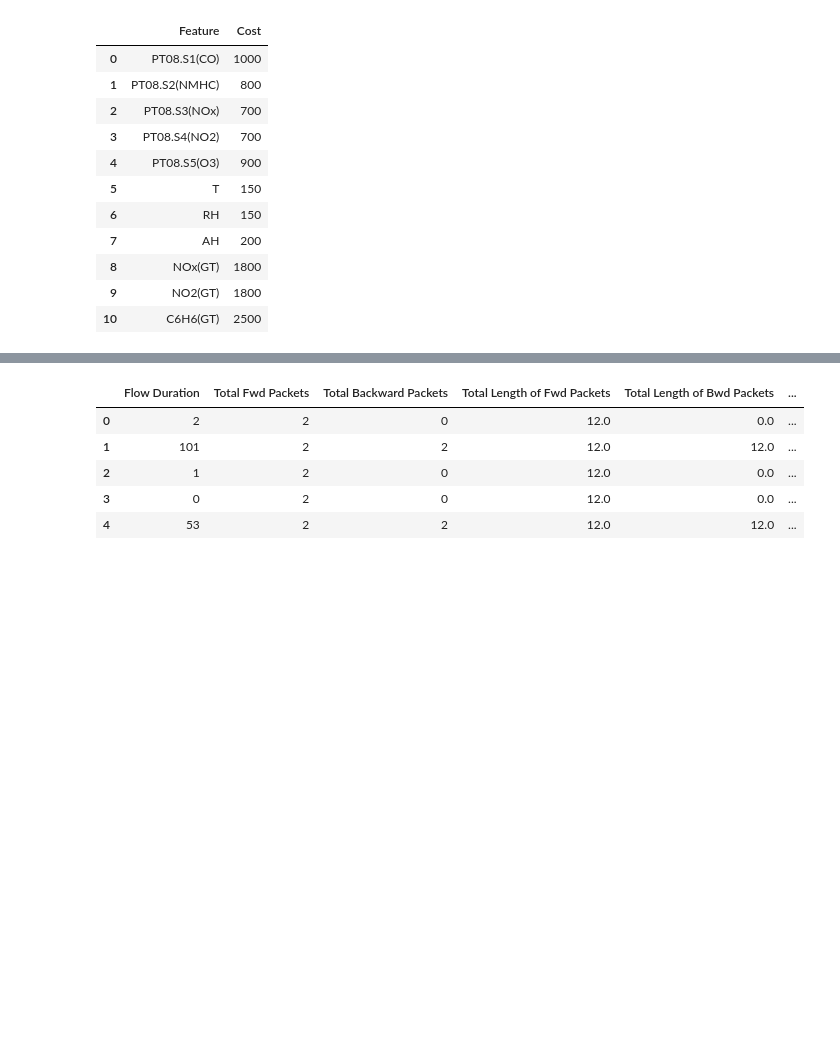
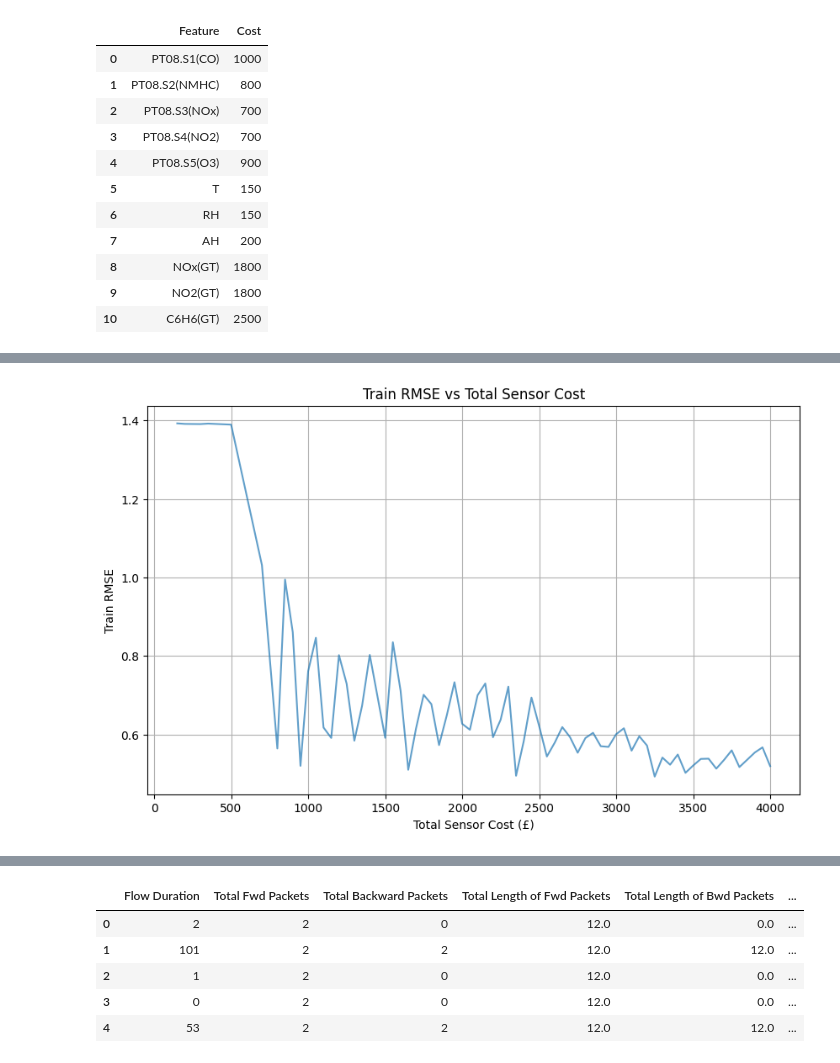
Before and after one commit to axeleth/Assignment, a Jupyter notebook: main.ipynb, the cells around one changed output, grey strips where cells are left out. Saved outputs shown, nothing was run; the diff lists cells and outputs as text; code cells hidden in the pictures; blank space fills up the shorter version.

```diff
--- a/main.ipynb
+++ b/main.ipynb
@@ -971,0 +846,3 @@ array([-1.14338139, -1.16579264, -1.13948038, -1.05319913, -1.15634174])
+# %%
+all_combinations_df_rmse = all_combinations_df.copy()
+sensor_rmse_calculator.add_train_rmse(all_combinations_df_rmse)
@@ -971,0 +874,4 @@ array([-1.14338139, -1.16579264, -1.13948038, -1.05319913, -1.15634174])
+# %%
+# new dataframe that takes the average rmse for each total cost
+all_combinations_df_rmse = all_combinations_df_rmse.sort_values(by='total_cost').reset_index(drop=True)
+average_rmse_df = all_combinations_df_rmse.groupby('total_cost')['train_rmse'].mean().reset_index()
@@ -971,0 +887,11 @@ array([-1.14338139, -1.16579264, -1.13948038, -1.05319913, -1.15634174])
+# %%
+# plot train_rmse over total cost
+plt.figure(figsize=(10, 6))
+plt.plot(average_rmse_df['total_cost'], average_rmse_df['train_rmse'], alpha=0.7)
+plt.title('Train RMSE vs Total Sensor Cost')
+plt.xlabel('Total Sensor Cost (£)')
+plt.ylabel('Train RMSE')
+plt.grid(True)
+plt.show()
+# %% [output]
+[figure, added]
```
Also changed, not shown: parts of 77 cells of this notebook, 3 other files.
